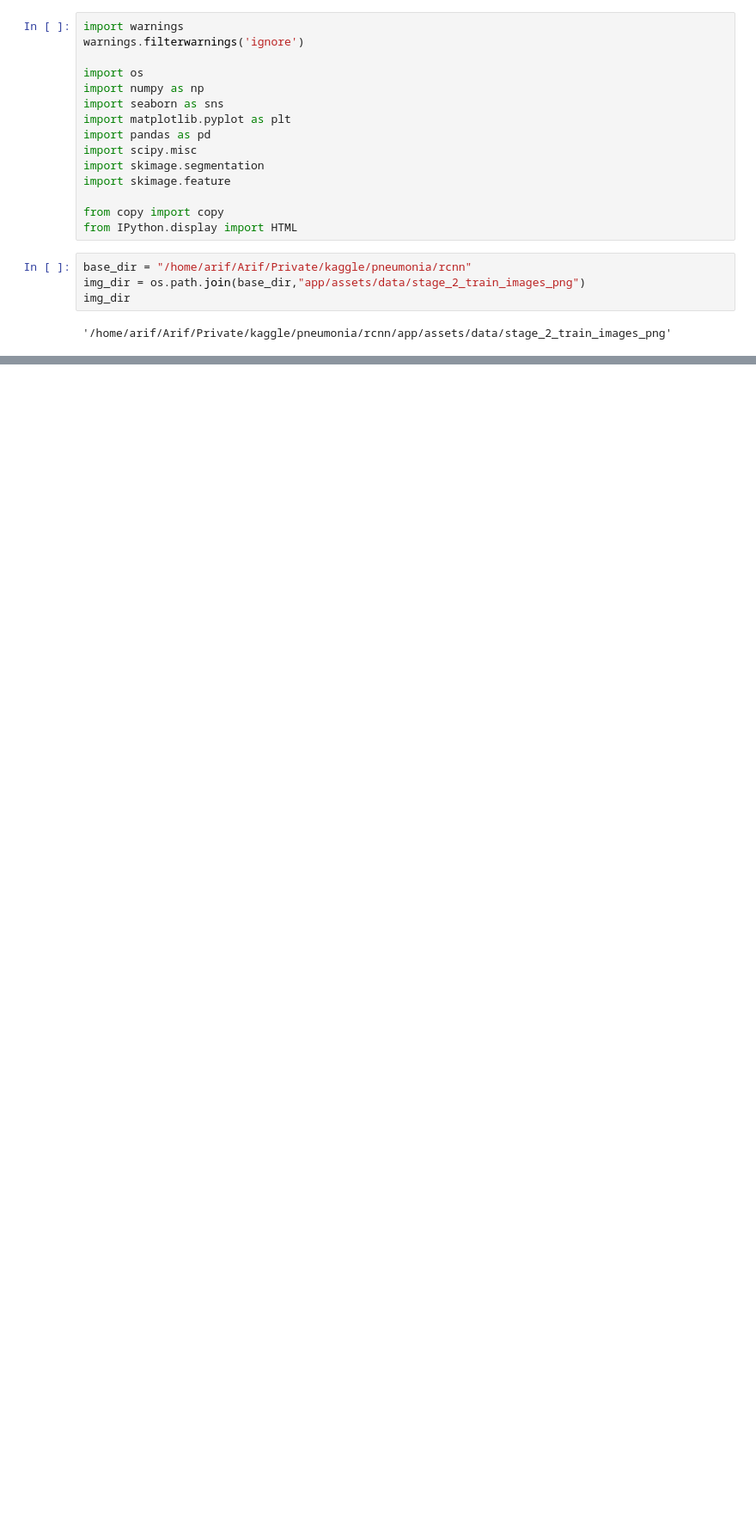
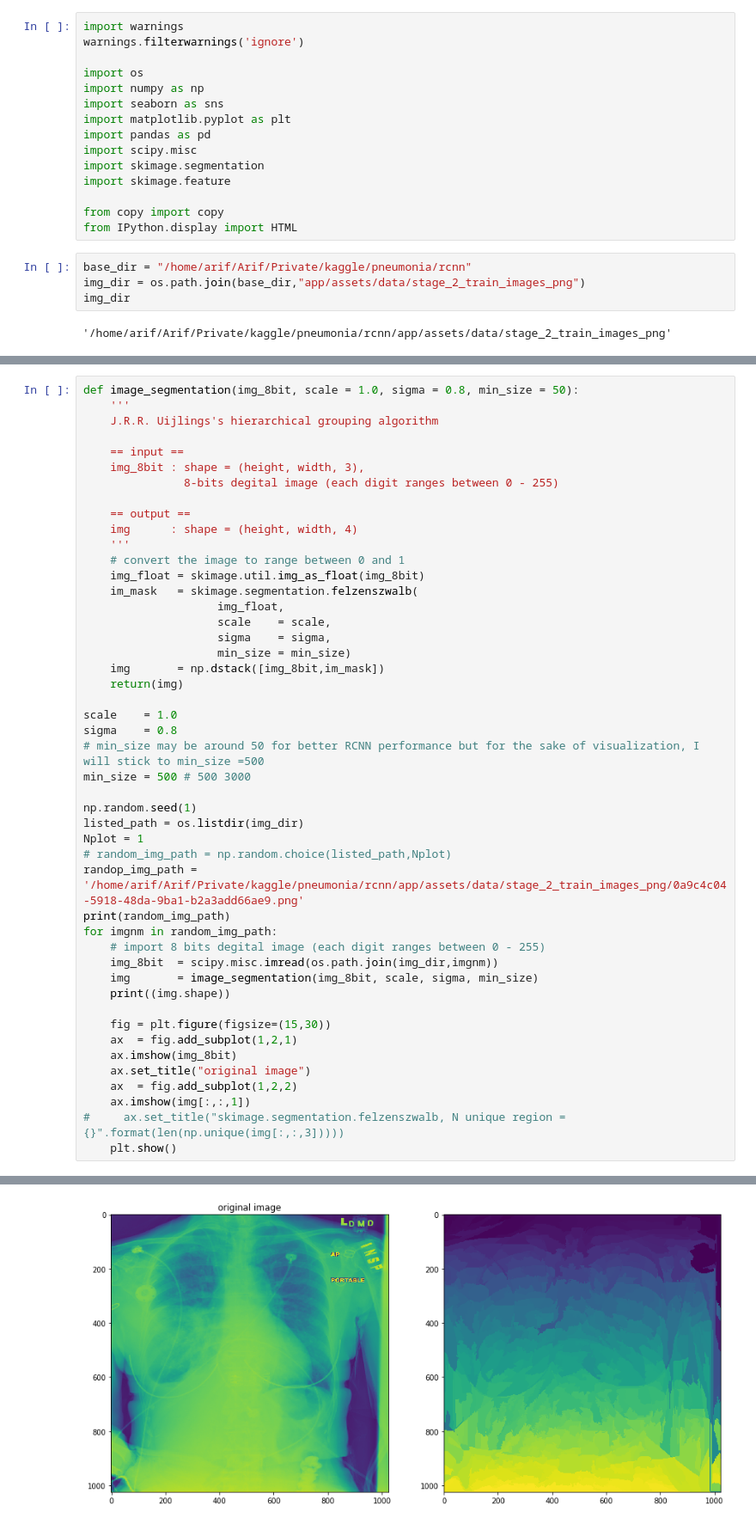
Before and after one commit to arifromadhan19/rcnn-pneumonia, a Jupyter notebook: jupyter/selective_search.ipynb, the cells around one changed output, grey strips where cells are left out. Shown: that part at 86% size. Saved outputs shown, nothing was run; the diff lists cells and outputs as text; blank space fills up the shorter version.

```diff
--- a/jupyter/selective_search.ipynb
+++ b/jupyter/selective_search.ipynb
@@ -44,0 +47,48 @@ The following codes randomly select 5 frames from PASCAL data and visualize its
+# %%
+def image_segmentation(img_8bit, scale = 1.0, sigma = 0.8, min_size = 50):
+    '''
+    J.R.R. Uijlings's hierarchical grouping algorithm
+
+    == input ==
+    img_8bit : shape = (height, width, 3),
+               8-bits degital image (each digit ranges between 0 - 255)
+
+    == output ==
+    img      : shape = (height, width, 4)
+    '''
+    # convert the image to range between 0 and 1
+    img_float = skimage.util.img_as_float(img_8bit)
+    im_mask   = skimage.segmentation.felzenszwalb(
+                    img_float,
+                    scale    = scale,
+                    sigma    = sigma,
+                    min_size = min_size)
+    img       = np.dstack([img_8bit,im_mask])
+    return(img)
+
+scale    = 1.0
+sigma    = 0.8
+# min_size may be around 50 for better RCNN performance but for the sake of visualization, I will stick to min_size =500
+min_size = 500 # 500 3000
+
+np.random.seed(1)
+listed_path = os.listdir(img_dir)
+Nplot = 1
+# random_img_path = np.random.choice(listed_path,Nplot)
+randop_img_path = '/home/arif/Arif/Private/kaggle/pneumonia/rcnn/app/assets/data/stage_2_train_images_png/0a9c4c04-5918-48da-9ba1-b2a3add66ae9.png'
+print(random_img_path)
+for imgnm in random_img_path:
+    # import 8 bits degital image (each digit ranges between 0 - 255)
+    img_8bit  = scipy.misc.imread(os.path.join(img_dir,imgnm))
+    img       = image_segmentation(img_8bit, scale, sigma, min_size)
+    print((img.shape))
+
+    fig = plt.figure(figsize=(15,30))
+    ax  = fig.add_subplot(1,2,1)
+    ax.imshow(img_8bit)
+    ax.set_title("original image")
+    ax  = fig.add_subplot(1,2,2)
+    ax.imshow(img[:,:,1])
+#     ax.set_title("skimage.segmentation.felzenszwalb, N unique region = {}".format(len(np.unique(img[:,:,3]))))
+    plt.show()
+# %% [output]
@@ -44,0 +97 @@ The following codes randomly select 5 frames from PASCAL data and visualize its
+[figure, added]
```
Also changed, not shown: parts of 3 cells of this notebook, 11 other files.
